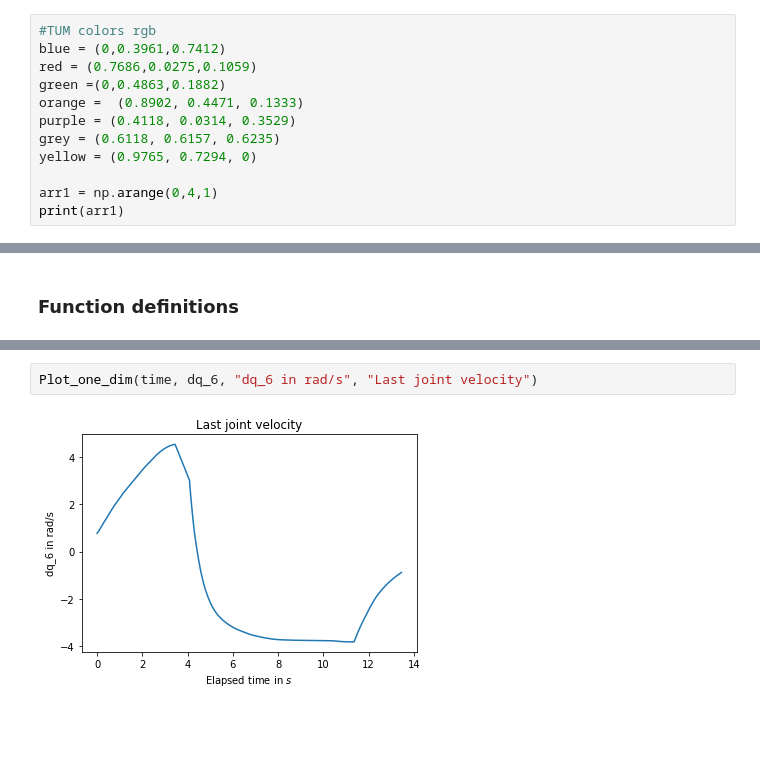
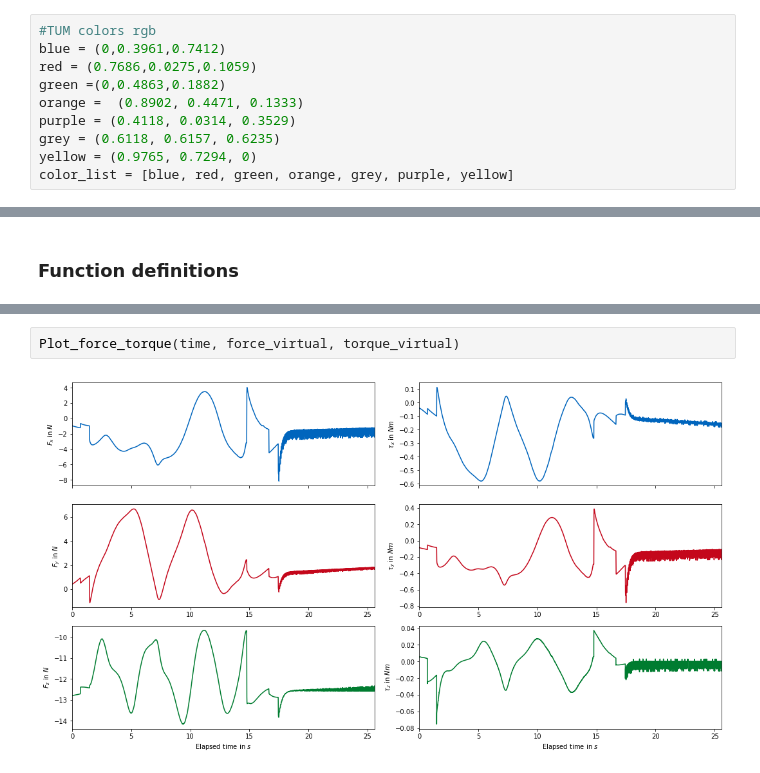
Before and after one commit to elenamck/inertial_parameter_application, a Jupyter notebook: data_collection/simulation/plotting_inertial_param_est.py.ipynb, the cells around one changed output, grey strips where cells are left out. Drawn from its saved outputs; the diff is of its cells as text; blank space fills up the shorter version.

```diff
--- a/data_collection/simulation/plotting_inertial_param_est.py.ipynb
+++ b/data_collection/simulation/plotting_inertial_param_est.py.ipynb
@@ -127,6 +129,4 @@ orange =  (0.8902, 0.4471, 0.1333)
 purple = (0.4118, 0.0314, 0.3529)
 grey = (0.6118, 0.6157, 0.6235)
 yellow = (0.9765, 0.7294, 0)
-
-arr1 = np.arange(0,4,1)
-print(arr1)
+color_list = [blue, red, green, orange, grey, purple, yellow]
@@ -373,4 +449,4 @@ Plot_one_dim(time, q_6, "q_6 in rad", "Last joint angle")
-# %%
-Plot_one_dim(time, dq_6, "dq_6 in rad/s", "Last joint velocity")
-# %% [output]
-[figure, removed]
+# %%
+Plot_force_torque(time, force_virtual, torque_virtual)
+# %% [output]
+[figure, added]
```
Also changed, not shown: parts of 22 cells of this notebook, 3 other files.
